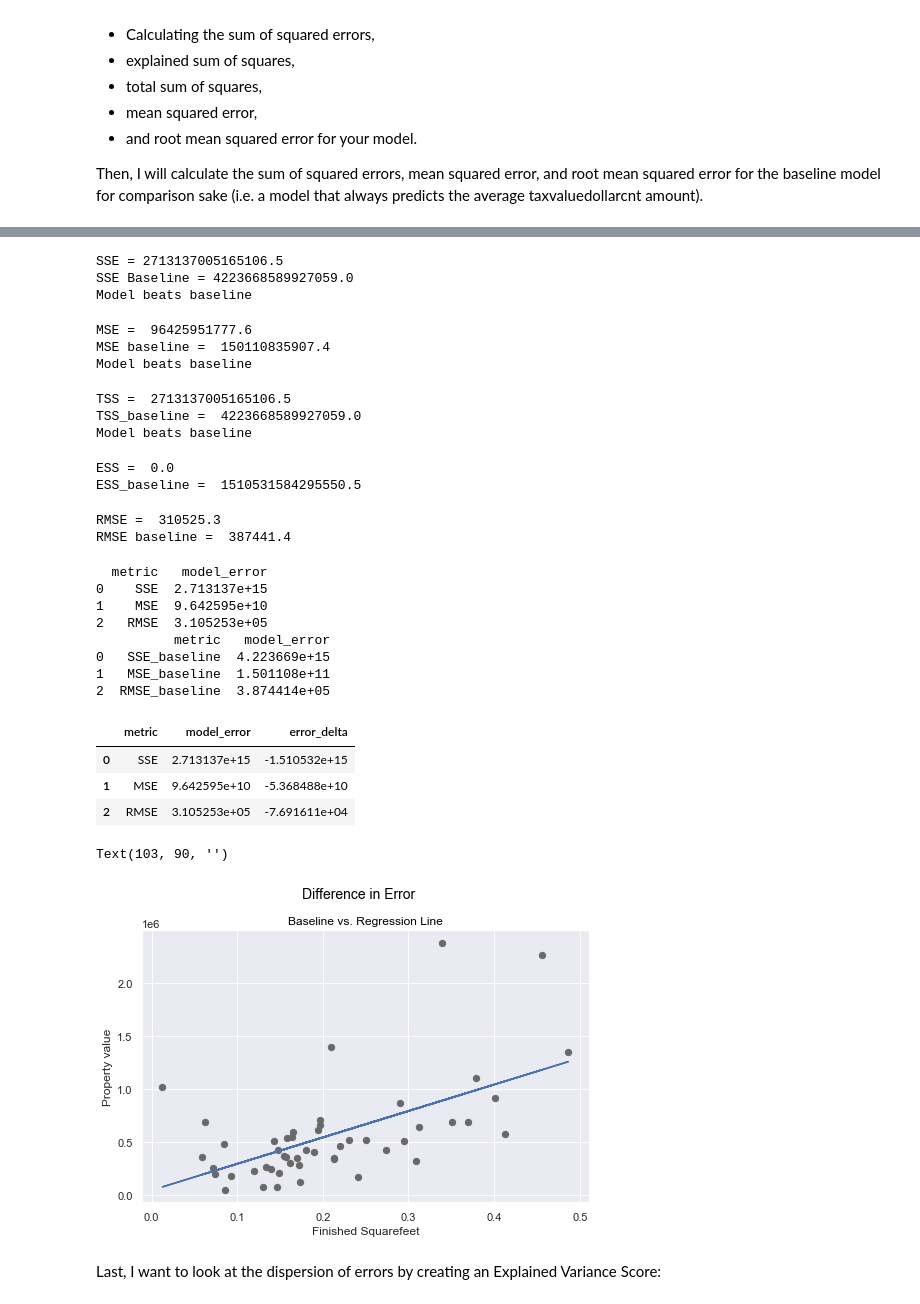
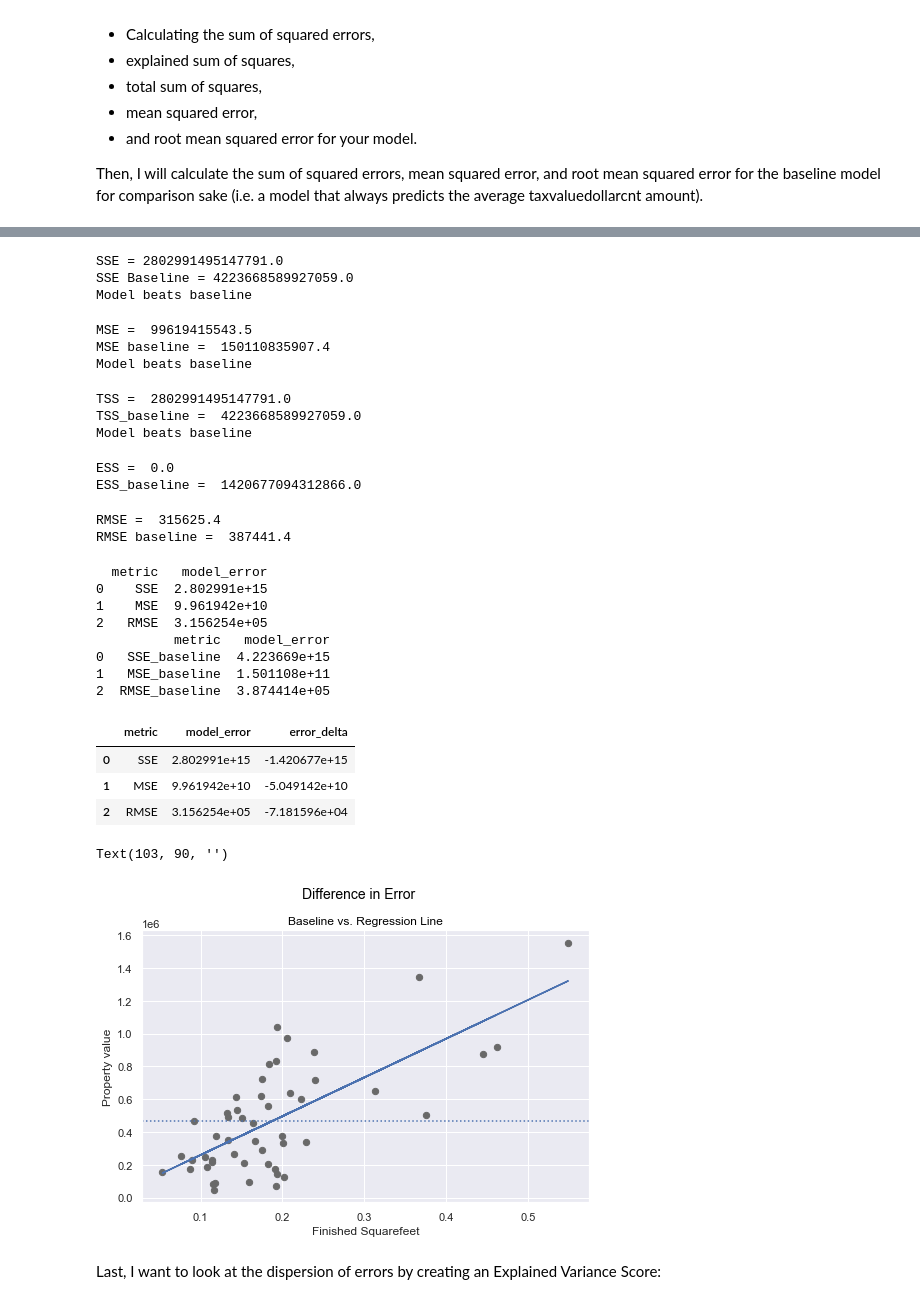
Before and after one commit to jeneyring/Regression_Final_Report, a Jupyter notebook: finalreport_ScratchPad.ipynb, the cells around one changed output, grey strips where cells are left out. Cells and saved outputs as stored; diff of their text form; code cells hidden in the pictures.

```diff
--- a/finalreport_ScratchPad.ipynb
+++ b/finalreport_ScratchPad.ipynb
@@ -984,3 +988,16 @@ ________________________________________________________________________________
 Now I will be evaluating different Regression models performances (or in other terms, measuring how well a model can predict property value based on the dataset features.
 
 In this section I will evaluate how well each model performs by firt establishing a baseline (Zillow's current property value predictor), I will then computing metrics and compare those metrics across multiple models (including the baseline).
+# %%
+#first I will drop the columns not needed (or scaled) to fit the calculatedfinishedsquarefeet onto a Linear regression model
+train_scaled.drop(columns = ['bedroomcnt', 'bathroomcnt', 'fips','month'], inplace=True)
+# %%
+#creating a new df for evaluating models specifically:
+X_train = train_scaled[['calculatedfinishedsquarefeet']]
+y_train = train_scaled['taxvaluedollarcnt']
+
+X_validate = validate_scaled[['calculatedfinishedsquarefeet']]
+y_validate = validate_scaled['taxvaluedollarcnt']
+
+X_test = test_scaled[['calculatedfinishedsquarefeet']]
+y_test = test_scaled['taxvaluedollarcnt']
@@ -987,13 +1021,6 @@ In this section I will evaluate how well each model performs by firt establishin
 # %% [markdown]
 #### First model evaluation: Ordinary Least Squares:
 # %%
-# create the model object
-lm = LinearRegression(normalize=True)
-
-# fit the model to training data
-lm.fit(train_scaled[['calculatedfinishedsquarefeet','bedroomcnt','bathroomcnt']], train_scaled.taxvaluedollarcnt)
-
-# make prediction
-train_scaled['yhat'] = lm.predict(train_scaled[['calculatedfinishedsquarefeet','bedroomcnt','bathroomcnt']])
-
-train_scaled
+# create the model object and fit the model to train_scaled data
+model = LinearRegression().fit(X_train, y_train)
+predictions = model.predict(X_train)
@@ -1017,6 +1030,8 @@ baseline = train_scaled.taxvaluedollarcnt.mean()
 baseline
 # %% [output]
 466402.11003305257
+# %%
+train_scaled['yhat'] = predictions
 # %%
 #let's add the baseline to the the dataframe
 train_scaled['baseline'] = train_scaled.taxvaluedollarcnt.mean()
@@ -1101,7 +1116,7 @@ if SSE < SSE_baseline:
 else:
     print ('Baseline beats model')
 # %% [output]
-SSE = 2713137005165106.5
+SSE = 2802991495147791.0
 SSE Baseline = 4223668589927059.0
 Model beats baseline
 # %%
@@ -1116,7 +1131,7 @@ if MSE < MSE_baseline:
 else:
     print ('Baseline beats model')
 # %% [output]
-MSE =  96425951777.6
+MSE =  99619415543.5
 MSE baseline =  150110835907.4
 Model beats baseline
 # %%
@@ -1130,7 +1145,7 @@ if TSS < TSS_baseline:
 else:
     print ('Baseline beats model')
 # %% [output]
-TSS =  2713137005165106.5
+TSS =  2802991495147791.0
 TSS_baseline =  4223668589927059.0
 Model beats baseline
 # %%
@@ -1141,7 +1156,7 @@ print("ESS = ","{:.1f}".format(ESS))
 print("ESS_baseline = ","{:.1f}".format(ESS_baseline))
 # %% [output]
 ESS =  0.0
-ESS_baseline =  1510531584295550.5
+ESS_baseline =  1420677094312866.0
 # %%
 #ROOT MEAN SQUARED ERROR
 RMSE = sqrt(MSE)
@@ -1151,7 +1166,7 @@ RMSE_baseline =  sqrt(MSE_baseline)
 print("RMSE = ", "{:.1f}".format(RMSE))
 print("RMSE baseline = ", "{:.1f}".format(RMSE_baseline))
 # %% [output]
-RMSE =  310525.3
+RMSE =  315625.4
 RMSE baseline =  387441.4
 # %%
 ols_eval = pd.DataFrame(np.array(['SSE','MSE','RMSE']), columns=['metric'])
@@ -1164,9 +1179,9 @@ print(ols_eval)
 print(ols_baseline_eval)
 # %% [output]
   metric   model_error
-0    SSE  2.713137e+15
-1    MSE  9.642595e+10
-2   RMSE  3.105253e+05
+0    SSE  2.802991e+15
+1    MSE  9.961942e+10
+2   RMSE  3.156254e+05
           metric   model_error
 0   SSE_baseline  4.223669e+15
 1   MSE_baseline  1.501108e+11
@@ -1176,9 +1191,9 @@ ols_eval['error_delta'] = ols_eval.model_error - ols_baseline_eval.model_error
 ols_eval
 # %% [output]
 |  | metric | model_error | error_delta |
-| 0 | SSE | 2.713137e+15 | -1.510532e+15 |
-| 1 | MSE | 9.642595e+10 | -5.368488e+10 |
-| 2 | RMSE | 3.105253e+05 | -7.691611e+04 |
+| 0 | SSE | 2.802991e+15 | -1.420677e+15 |
+| 1 | MSE | 9.961942e+10 | -5.049142e+10 |
+| 2 | RMSE | 3.156254e+05 | -7.181596e+04 |
 # %%
 sample = train_scaled.sample(50)
 baseline = sample.baseline
@@ -1200,8 +1215,7 @@ plt.plot(x, m*x+b)
 
 # add baseline through annotation
 # for each x apply y to make line across chart
-plt.annotate('', xy=(0.25, y.mean()), xytext=(0.25, y.mean()), xycoords='data', textcoords='data', arrowprops={'arrowstyle': '-', 'color': 'orange', 'linewidth': 2, 'alpha': .75})
-
+plt.axhline(train.taxvaluedollarcnt.mean(), ls = ':')
 #### set and plot title, subtitle, and axis labels
 # set titles
 title_string = r'Difference in Error'
@@ -1210,34 +1224,34 @@ subtitle_string = "Baseline vs. Regression Line"
     # add titles
 plt.title(subtitle_string, fontsize=12, color='black')
 plt.suptitle(title_string, y=1, fontsize=14, color='black')
 
     # add axes labels
 plt.ylabel('Property value')
 plt.xlabel('Finished Squarefeet')
 
 # annotate some of the error lines with pointers
     # add pointer: the first data point to the regression line
 plt.annotate('.', xy=(70.25, 70), xytext=(73, 70), xycoords='data', textcoords='data', arrowprops={'arrowstyle': 'fancy', 'color':'darkseagreen', 'linewidth': 1})
 
     # add pointer: the last data point to the regression line
 plt.annotate('', xy=(100.25, 97), xytext=(103, 97), xycoords='data', textcoords='data', arrowprops={'arrowstyle': 'fancy', 'color':'darkseagreen', 'linewidth': 1})
 
     # add pointer: the last data point to the baseline
 plt.annotate('', xy=(100.25, 90), xytext=(103, 90), xycoords='data', textcoords='data', arrowprops={'arrowstyle': 'fancy', 'color':'goldenrod', 'linewidth': 1})
 
     ## ----------------------------------------
     ## add text to the annotatations
     # the error of the first data point to the regression line
 #plt.text(73, 70, 4.1, ha='left', va='center', color='black')
 
     # the error of the last data point to the regression line
 #plt.text(103, 96, 1.6, ha='left', va='center', color='black')
 
     # the error of the last data point to the baseline
 #plt.text(103, 90, -12.7, ha='left', va='center', color='black')
 # %% [output]
 Text(103, 90, '')
-[figure, old version]
+[figure, new version]
 # %% [markdown]
 Last, I want to look at the dispersion of errors by creating an Explained Variance Score:
 # %%
```
Also changed, not shown: parts of 18 cells of this notebook, 3 other files.
